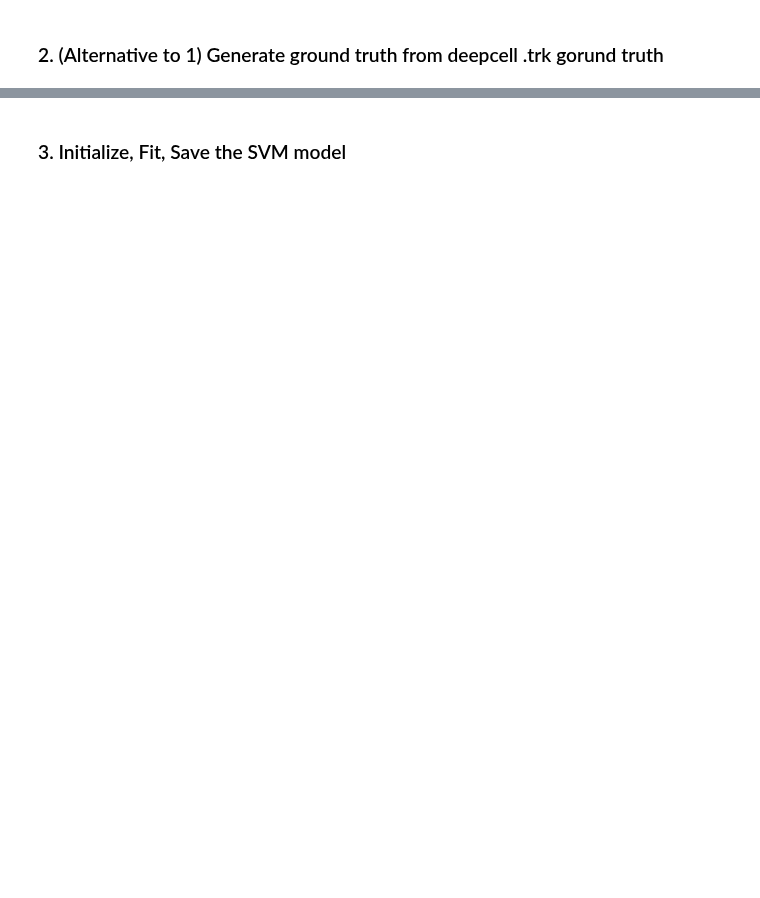
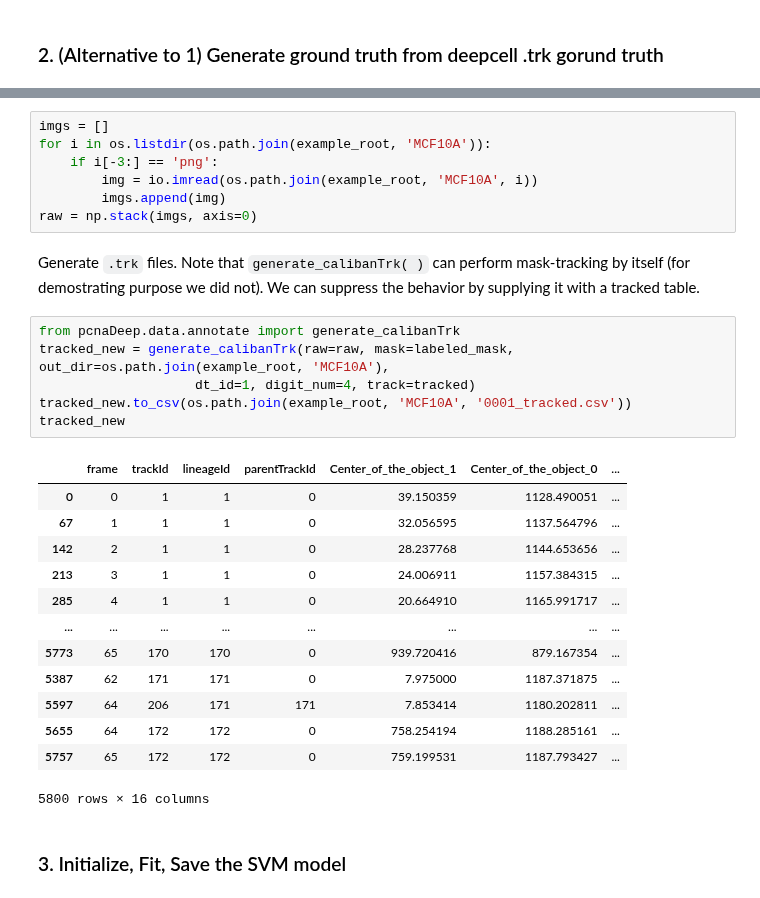
Before and after one commit to Jeff-Gui/PCNAdeep, a Jupyter notebook: bin/train_pcna_SVM.ipynb, the cells around one changed output, grey strips where cells are left out. Cells and saved outputs as stored; diff of their text form; blank space fills up the shorter version.

```diff
--- a/bin/train_pcna_SVM.ipynb
+++ b/bin/train_pcna_SVM.ipynb
@@ -107,2 +134,31 @@ _Note:_ Make sure you have already installed [__TrackMate CSV Importer__](https:
+# %%
+imgs = []
+for i in os.listdir(os.path.join(example_root, 'MCF10A')):
+    if i[-3:] == 'png':
+        img = io.imread(os.path.join(example_root, 'MCF10A', i))
+        imgs.append(img)
+raw = np.stack(imgs, axis=0)
+# %% [markdown]
+Generate `.trk` files. Note that `generate_calibanTrk( )` can perform mask-tracking by itself (for demostrating purpose we did not). We can suppress the behavior by supplying it with a tracked table.
+# %%
+from pcnaDeep.data.annotate import generate_calibanTrk
+tracked_new = generate_calibanTrk(raw=raw, mask=labeled_mask, out_dir=os.path.join(example_root, 'MCF10A'),
+                    dt_id=1, digit_num=4, track=tracked)
+tracked_new.to_csv(os.path.join(example_root, 'MCF10A', '0001_tracked.csv'))
+tracked_new
+# %% [output]
+|  | frame | trackId | lineageId | parentTrackId | Center_of_the_object_1 | Center_of_the_object_0 | ... |
+| 0 | 0 | 1 | 1 | 0 | 39.150359 | 1128.490051 | ... |
+| 67 | 1 | 1 | 1 | 0 | 32.056595 | 1137.564796 | ... |
+| 142 | 2 | 1 | 1 | 0 | 28.237768 | 1144.653656 | ... |
+| 213 | 3 | 1 | 1 | 0 | 24.006911 | 1157.384315 | ... |
+| 285 | 4 | 1 | 1 | 0 | 20.664910 | 1165.991717 | ... |
+| ... | ... | ... | ... | ... | ... | ... | ... |
+| 5773 | 65 | 170 | 170 | 0 | 939.720416 | 879.167354 | ... |
+| 5387 | 62 | 171 | 171 | 0 | 7.975000 | 1187.371875 | ... |
+| 5597 | 64 | 206 | 171 | 171 | 7.853414 | 1180.202811 | ... |
+| 5655 | 64 | 172 | 172 | 0 | 758.254194 | 1188.285161 | ... |
+| 5757 | 65 | 172 | 172 | 0 | 759.199531 | 1187.793427 | ... |
+5800 rows × 16 columns
 # %% [markdown]
 ### 3. Initialize, Fit, Save the SVM model
```
Also changed, not shown: parts of 8 cells of this notebook, 7 other files.
